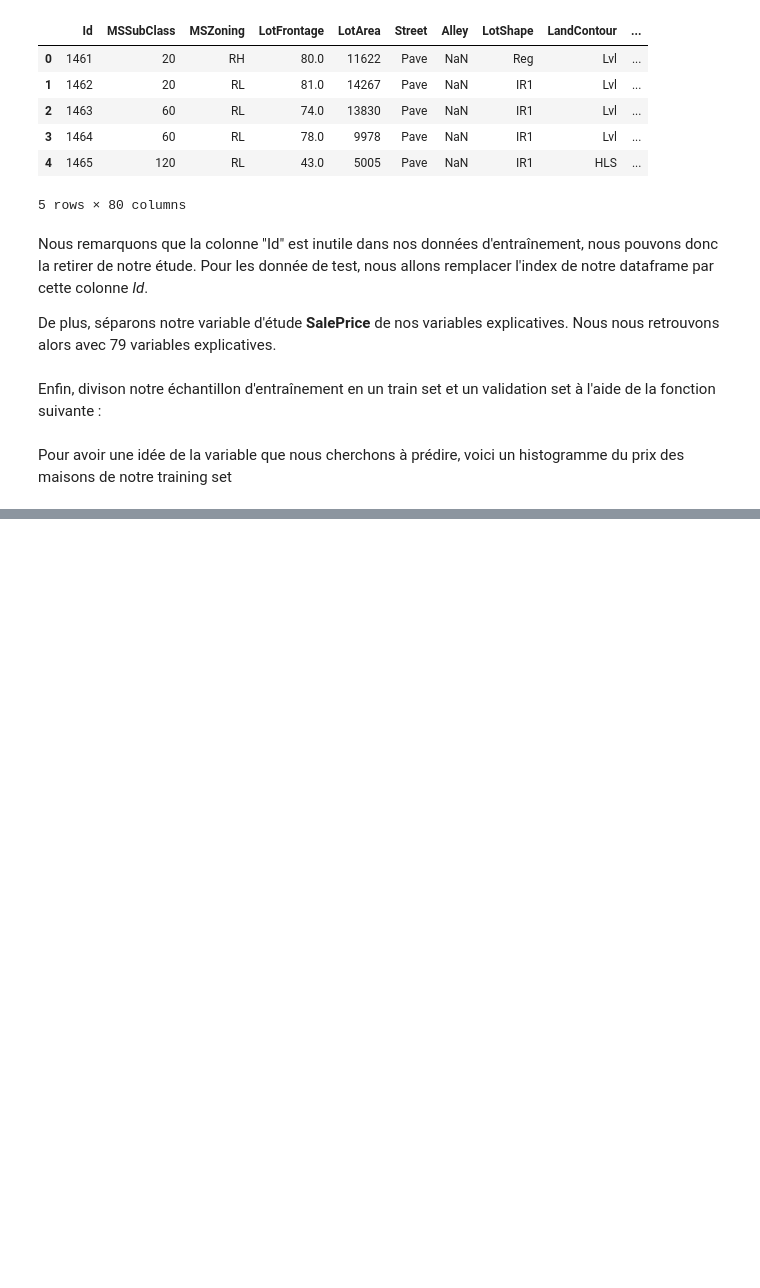
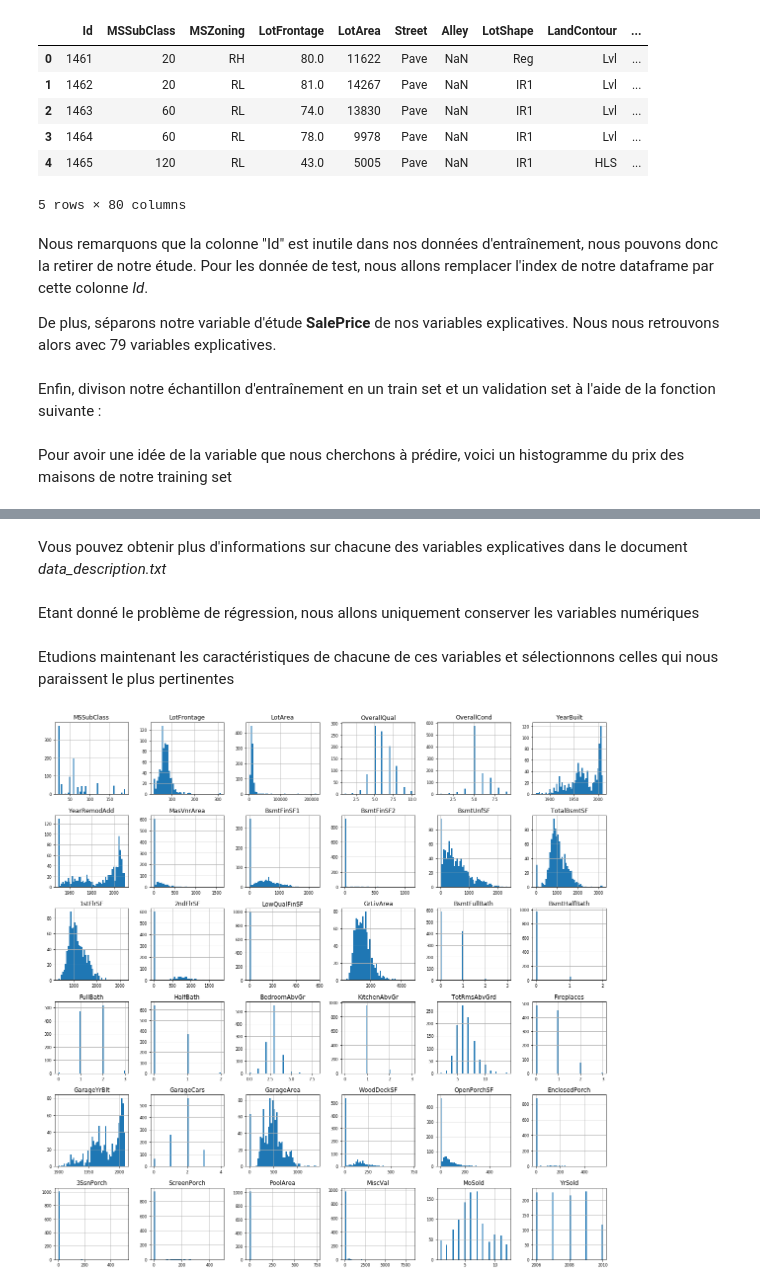
Before and after one commit to maximege/ML_House_Prices, a Jupyter notebook: Geniesse_VanHille_HousePricesAdvancedRegressionTechniques.ipynb, the cells around one changed output, grey strips where cells are left out. Cells and saved outputs as stored; diff of their text form; code cells hidden in the pictures; blank space fills up the shorter version.

Commit message:
Choix des features
- Etude des variables explicatives
- Premier choix de features

```diff
--- a/Geniesse_VanHille_HousePricesAdvancedRegressionTechniques.ipynb
+++ b/Geniesse_VanHille_HousePricesAdvancedRegressionTechniques.ipynb
@@ -119,0 +144,15 @@ Name: SalePrice, dtype: float64
+# %% [markdown]
+Vous pouvez obtenir plus d'informations sur chacune des variables explicatives dans le document *data_description.txt*
+# %% [markdown]
+Etant donné le problème de régression, nous allons uniquement conserver les variables numériques
+# %%
+X_train = X_train.select_dtypes(include=['int', 'float'])
+X_validation = X_validation.select_dtypes(include=['int', 'float'])
+X_test = X_test.select_dtypes(include=['int', 'float'])
+# %% [markdown]
+Etudions maintenant les caractéristiques de chacune de ces variables et sélectionnons celles qui nous paraissent le plus pertinentes
+# %%
+X_train.hist(figsize=(20, 20), bins=50, xlabelsize=8, ylabelsize=8)
+plt.show()
+# %% [output]
+[figure, added]
```
Also changed, not shown: parts of 7 cells of this notebook.
